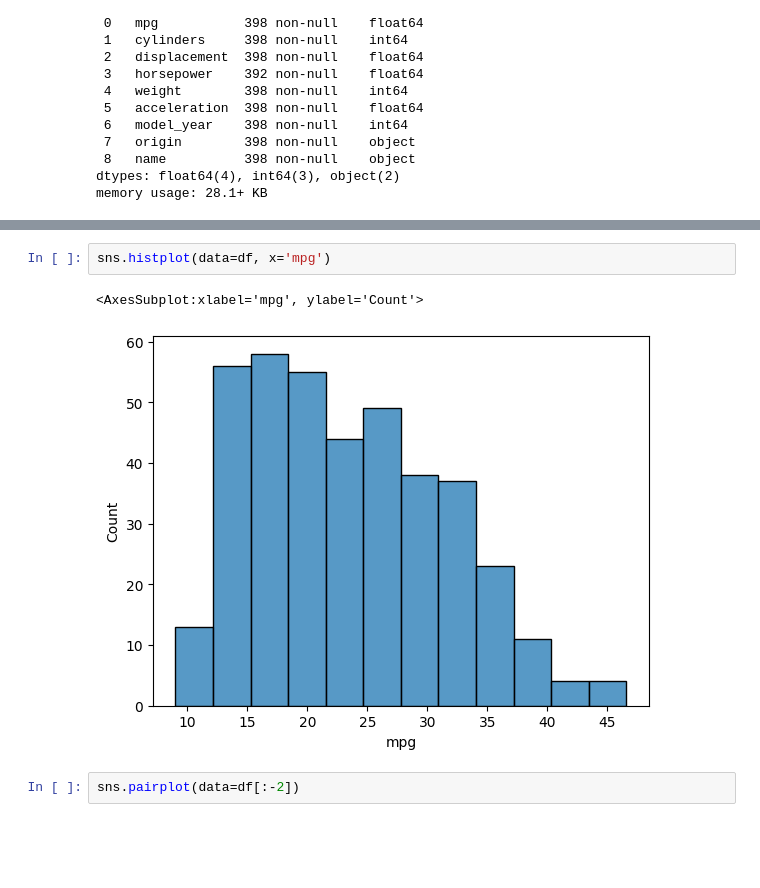
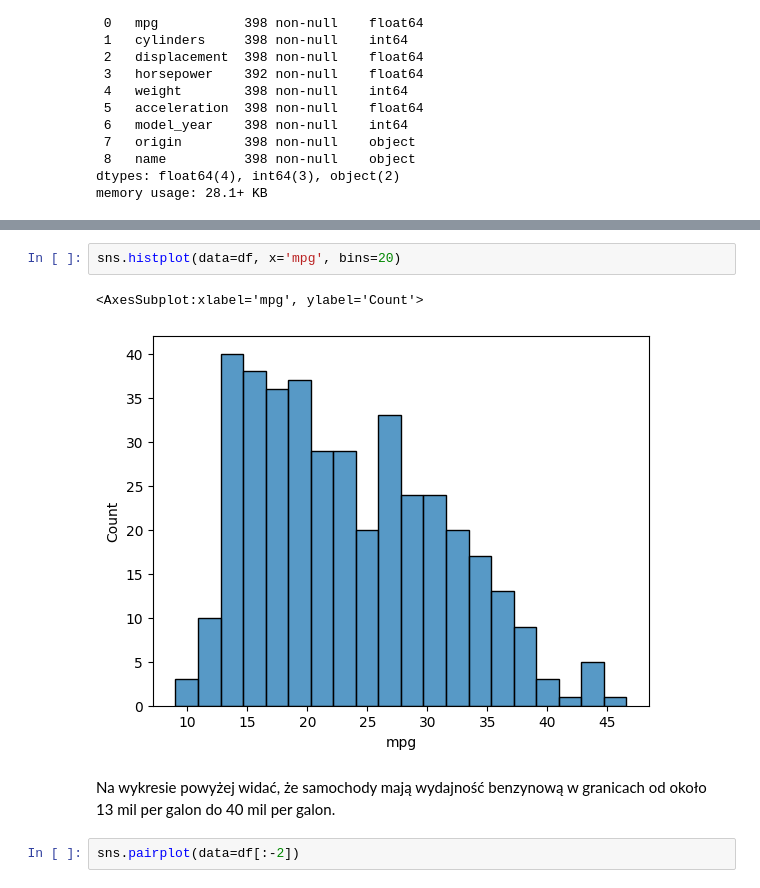
Before and after one commit to Urgith/data_science, a Jupyter notebook: seaborn_datasets/done/14_mpg.ipynb, the cells around one changed output, grey strips where cells are left out. Drawn from its saved outputs; the diff is of its cells as text; blank space fills up the shorter version.

```diff
--- a/seaborn_datasets/done/14_mpg.ipynb
+++ b/seaborn_datasets/done/14_mpg.ipynb
@@ -35,8 +57,10 @@ df = df.dropna()
 # %%
-sns.histplot(data=df, x='mpg')
+sns.histplot(data=df, x='mpg', bins=20)
 # %% [output]
 <AxesSubplot:xlabel='mpg', ylabel='Count'>
-[figure, old version]
+[figure, new version]
+# %% [markdown]
+Na wykresie powyżej widać, że samochody mają wydajność benzynową w granicach od około 13 mil per galon do 40 mil per galon.
 # %%
 sns.pairplot(data=df[:-2])
 # %% [output]
```
Also changed, not shown: parts of 7 cells of this notebook, 6 other files.
